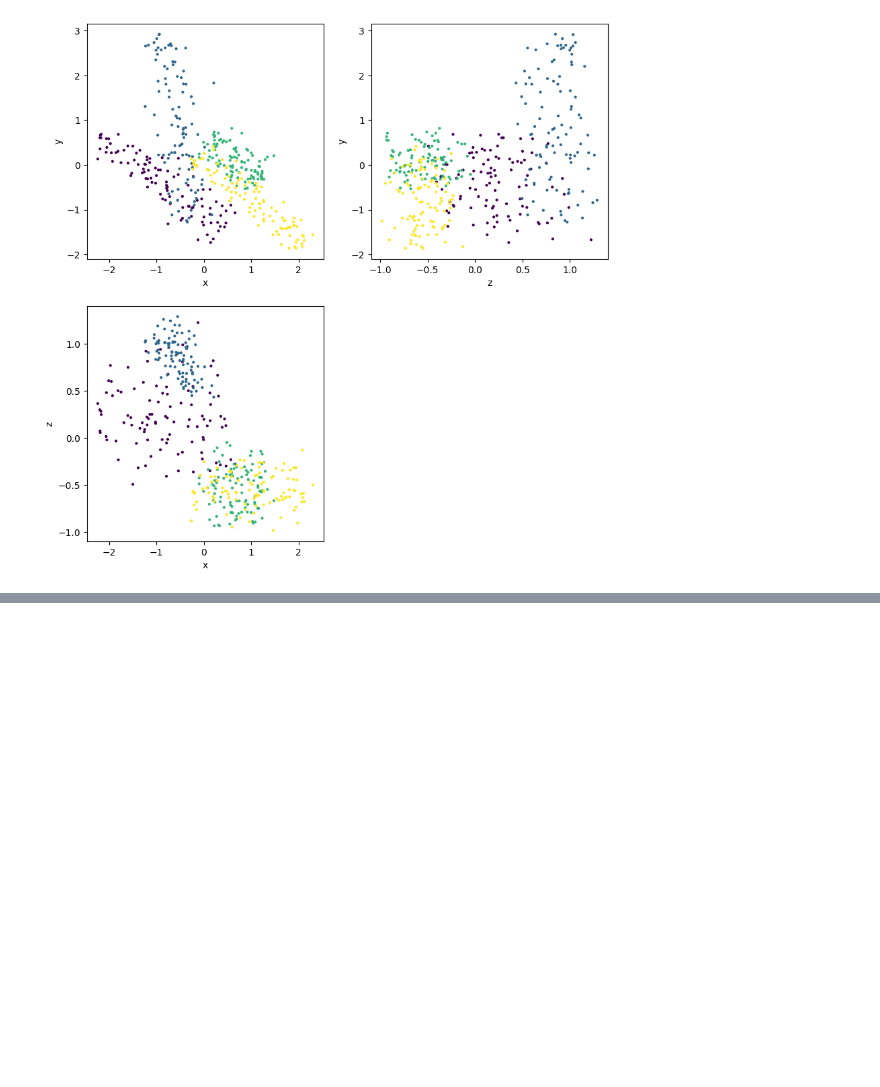
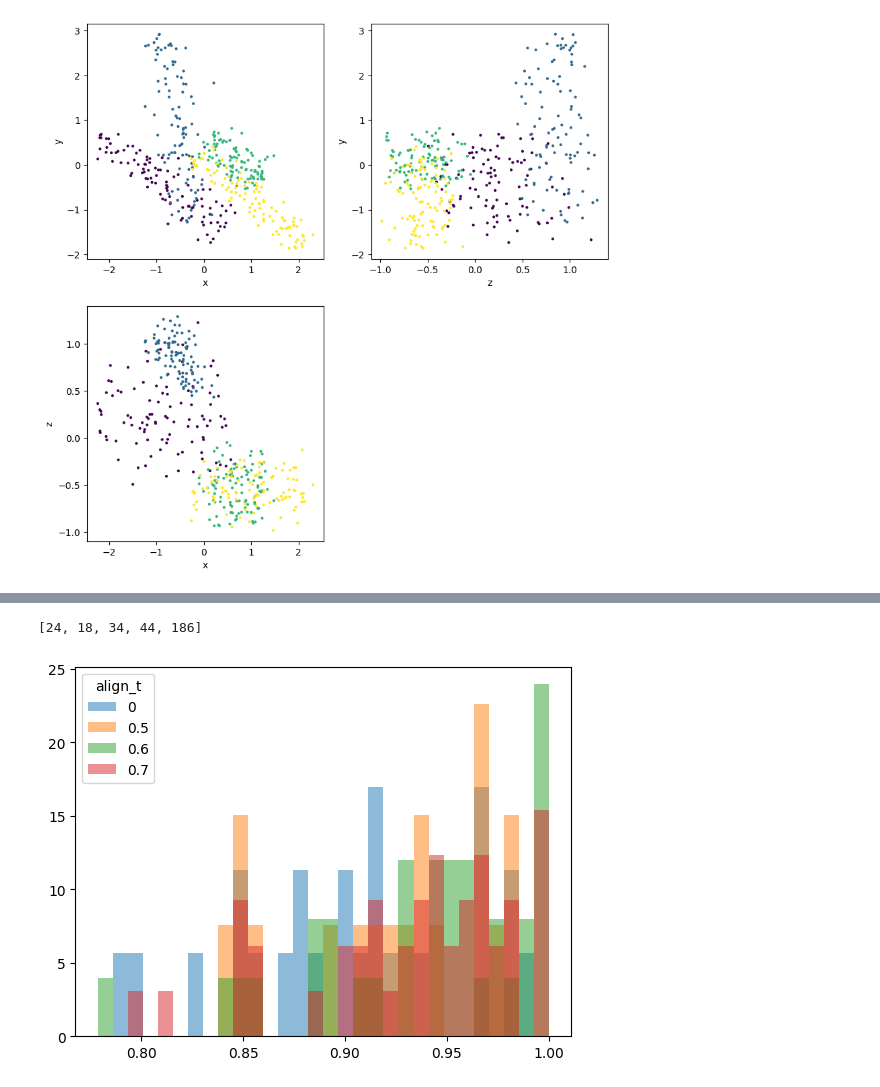
Before and after one commit to samhouliston/DSL_Quake_Fault_Reconstruction, a Jupyter notebook: benchmark/notebooks/test_benchmark.ipynb, the cells around one changed output, grey strips where cells are left out. Saved outputs shown, nothing was run; the diff lists cells and outputs as text; code cells hidden in the pictures; blank space fills up the shorter version.

```diff
--- a/benchmark/notebooks/test_benchmark.ipynb
+++ b/benchmark/notebooks/test_benchmark.ipynb
@@ -84,0 +130,7 @@ plot_3Ddataset(X, y_true)
+# %%
+def cluster_planarity(X: np.ndarray,
+                      labs: np.ndarray):
+
+    scores = {c: planarity_score(X[labs == c]) for c in np.unique(labs)}
+
+    return scores
@@ -84,0 +232,30 @@ plot_3Ddataset(X, y_true)
+# %%
+def test_range(X: np.ndarray,
+                t_range: list):
+
+    scores = []
+
+    for t in t_range:
+
+        ker, lab = run_fault_reconstruction(X, min_sz_cluster=4, align_t=t)
+        scores.append(cluster_planarity(X, lab).values())
+
+
+    return scores
+
+
+def plot_range(scores: list,
+               t_range: list,
+               bins: int = 20,
+               density: bool = False):
+
+    start = np.min([np.min(v) for v in scores])
+
+    for vals in scores:
+
+        plt.hist(vals, bins = bins, range = (start, 1), alpha = 0.5, density=density)
+
+    plt.legend(t_range, title = 'align_t')
+    plt.show()
+# %%
+sc_rang = test_range(landers, [0, 0.5, 0.6, 0.7, 0.8])
@@ -84,0 +280,10 @@ plot_3Ddataset(X, y_true)
+# %%
+# number of clusters with increasing align_t
+[len(v) for v in sc_rang]
+# %% [output]
+[24, 18, 34, 44, 186]
+# %%
+rang = [list(v) for v in sc_rang]
+plot_range(rang[:-1], [0, 0.5, 0.6, 0.7], 30, True)
+# %% [output]
+[figure, added]
```
Also changed, not shown: parts of 17 cells of this notebook, 5 other files.
